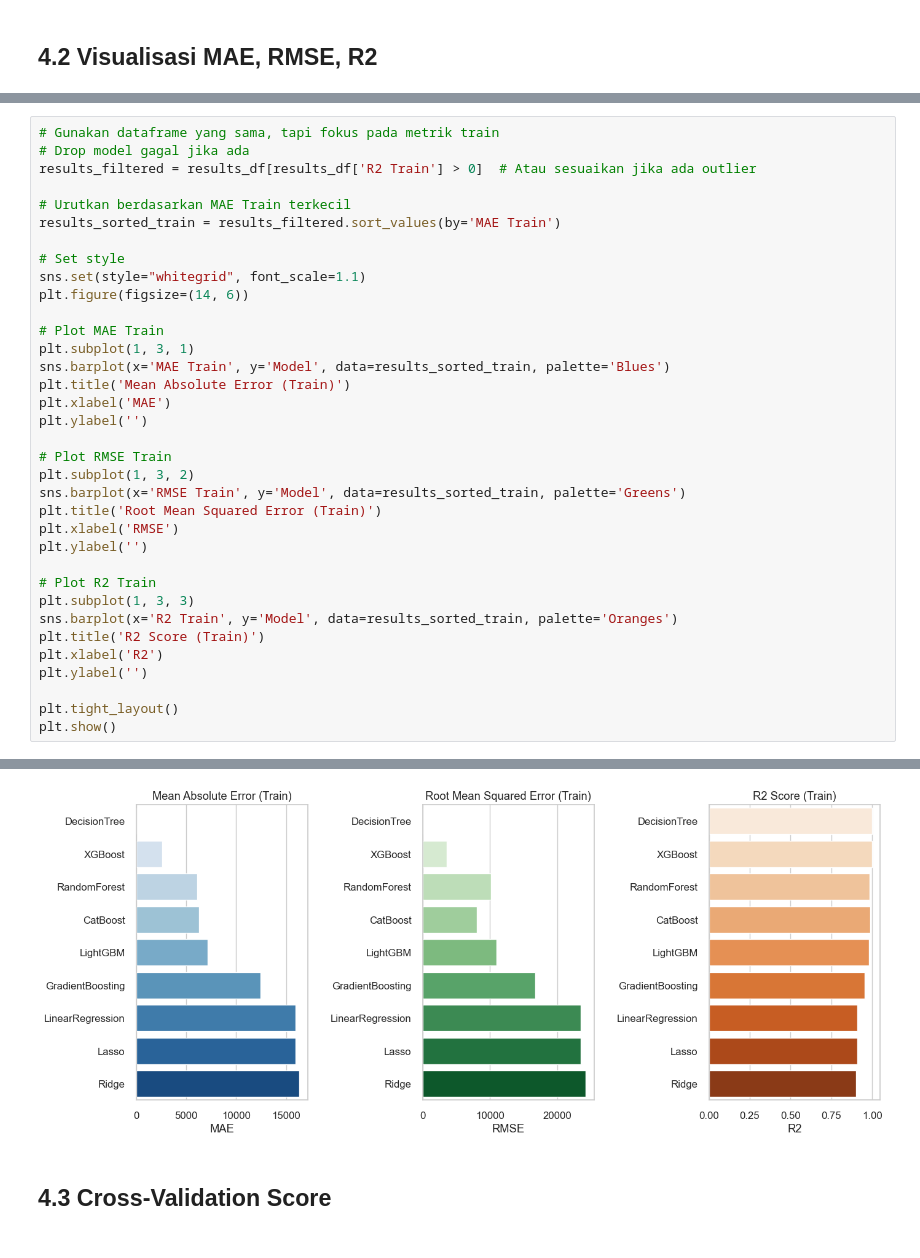
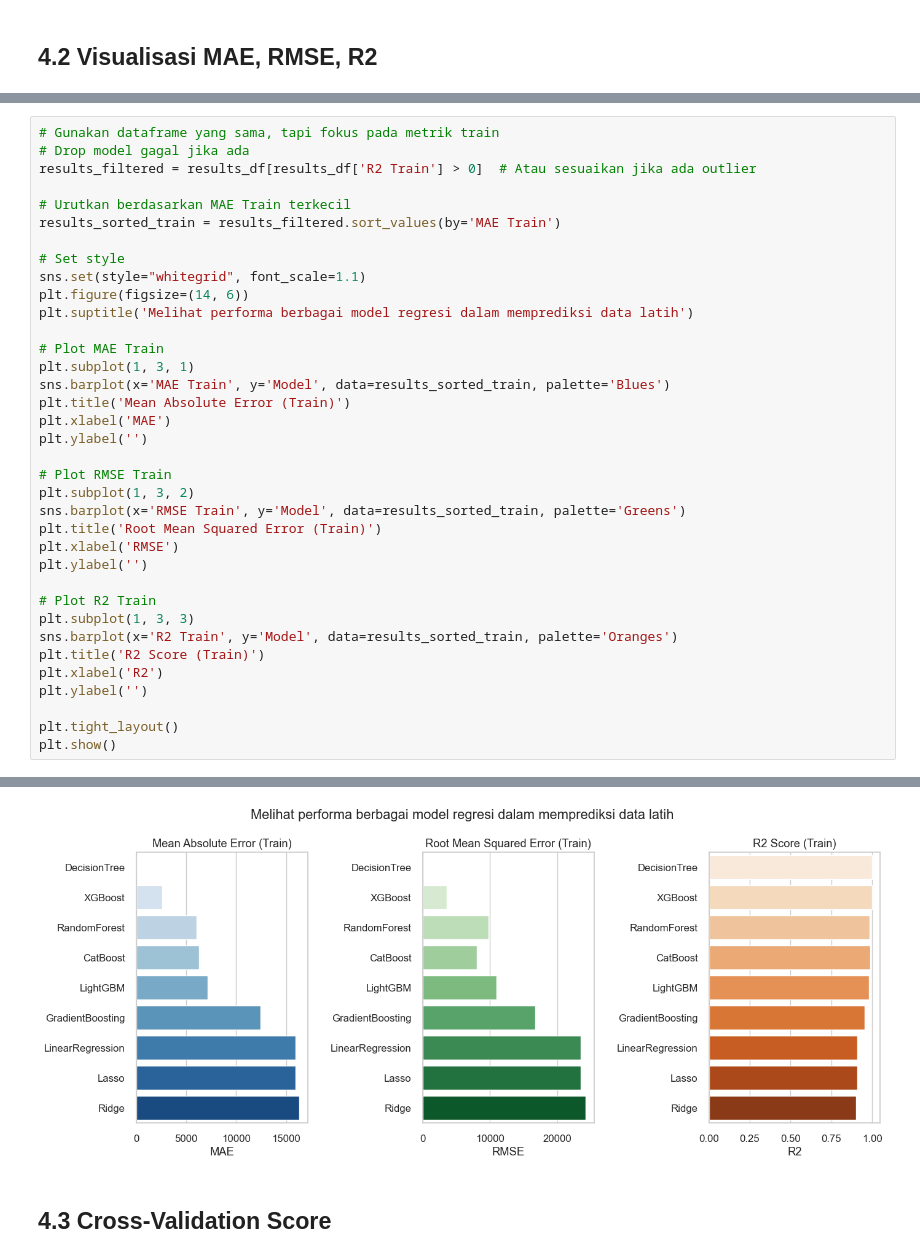
Before and after one commit to SuwandiRamadhan/Bootcamp-AI, a Jupyter notebook: Weekly Assignment 1/Tugas_AmesHousing.ipynb, the cells around one changed output, grey strips where cells are left out. Drawn from its saved outputs; the diff is of its cells as text.

Commit message:
menambahkan title pada predict performa model training

```diff
--- a/Weekly Assignment 1/Tugas_AmesHousing.ipynb
+++ b/Weekly Assignment 1/Tugas_AmesHousing.ipynb
@@ -780,6 +797,7 @@ results_sorted_train = results_filtered.sort_values(by='MAE Train')
 # Set style
 sns.set(style="whitegrid", font_scale=1.1)
 plt.figure(figsize=(14, 6))
+plt.suptitle('Melihat performa berbagai model regresi dalam memprediksi data latih')
 
 # Plot MAE Train
 plt.subplot(1, 3, 1)
@@ -789,34 +807,34 @@ plt.xlabel('MAE')
 plt.ylabel('')
 
 # Plot RMSE Train
 plt.subplot(1, 3, 2)
 sns.barplot(x='RMSE Train', y='Model', data=results_sorted_train, palette='Greens')
 plt.title('Root Mean Squared Error (Train)')
 plt.xlabel('RMSE')
 plt.ylabel('')
 
 # Plot R2 Train
 plt.subplot(1, 3, 3)
 sns.barplot(x='R2 Train', y='Model', data=results_sorted_train, palette='Oranges')
 plt.title('R2 Score (Train)')
 plt.xlabel('R2')
 plt.ylabel('')
 
 plt.tight_layout()
 plt.show()
 # %% [output]
 Passing `palette` without assigning `hue` is deprecated and will be removed in v0.14.0. Assign the `y` variable to `hue` and set `legend=False` for the same effect.
 
   sns.barplot(x='MAE Train', y='Model', data=results_sorted_train, palette='Blues')
 
 Passing `palette` without assigning `hue` is deprecated and will be removed in v0.14.0. Assign the `y` variable to `hue` and set `legend=False` for the same effect.
 
   sns.barplot(x='RMSE Train', y='Model', data=results_sorted_train, palette='Greens')
 
 Passing `palette` without assigning `hue` is deprecated and will be removed in v0.14.0. Assign the `y` variable to `hue` and set `legend=False` for the same effect.
 
   sns.barplot(x='R2 Train', y='Model', data=results_sorted_train, palette='Oranges')
-[figure, old version]
+[figure, new version]
 # %% [markdown]
 ## 4.3 Cross-Validation Score
 # %%
```
Also changed, not shown: parts of 14 cells of this notebook, 4 other files.
